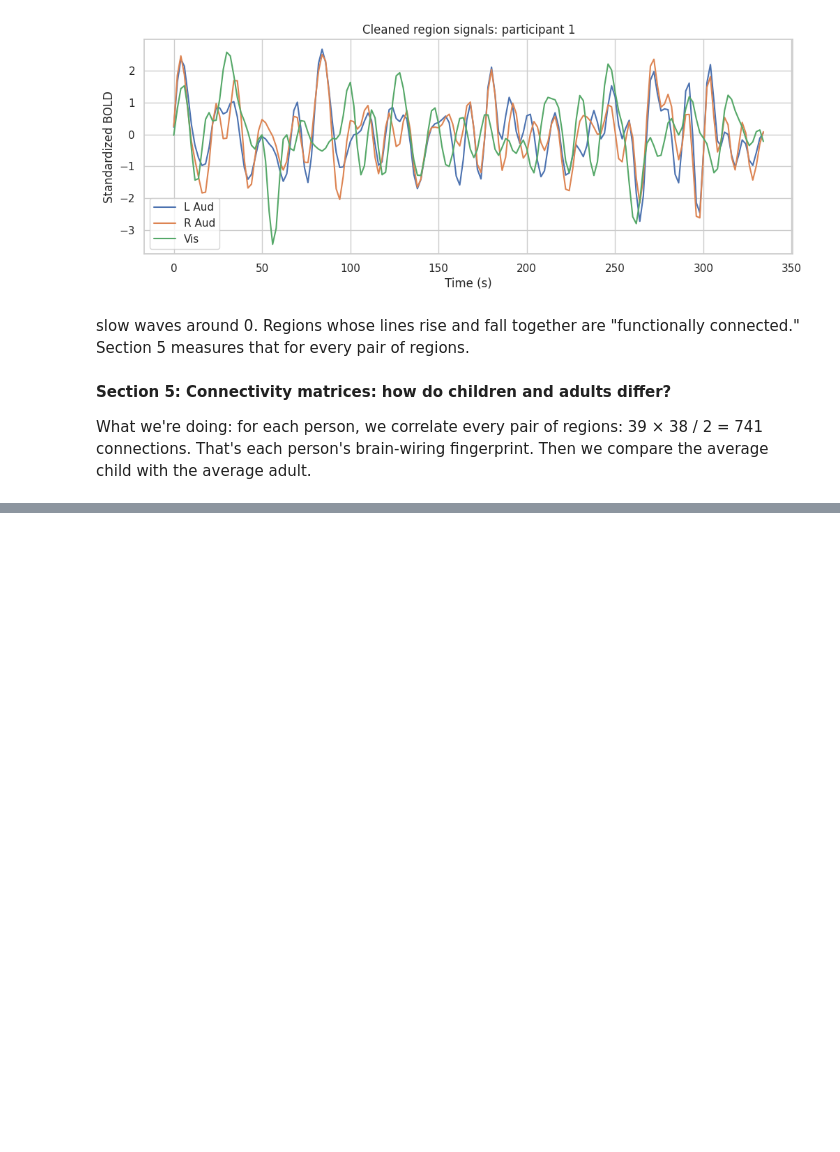
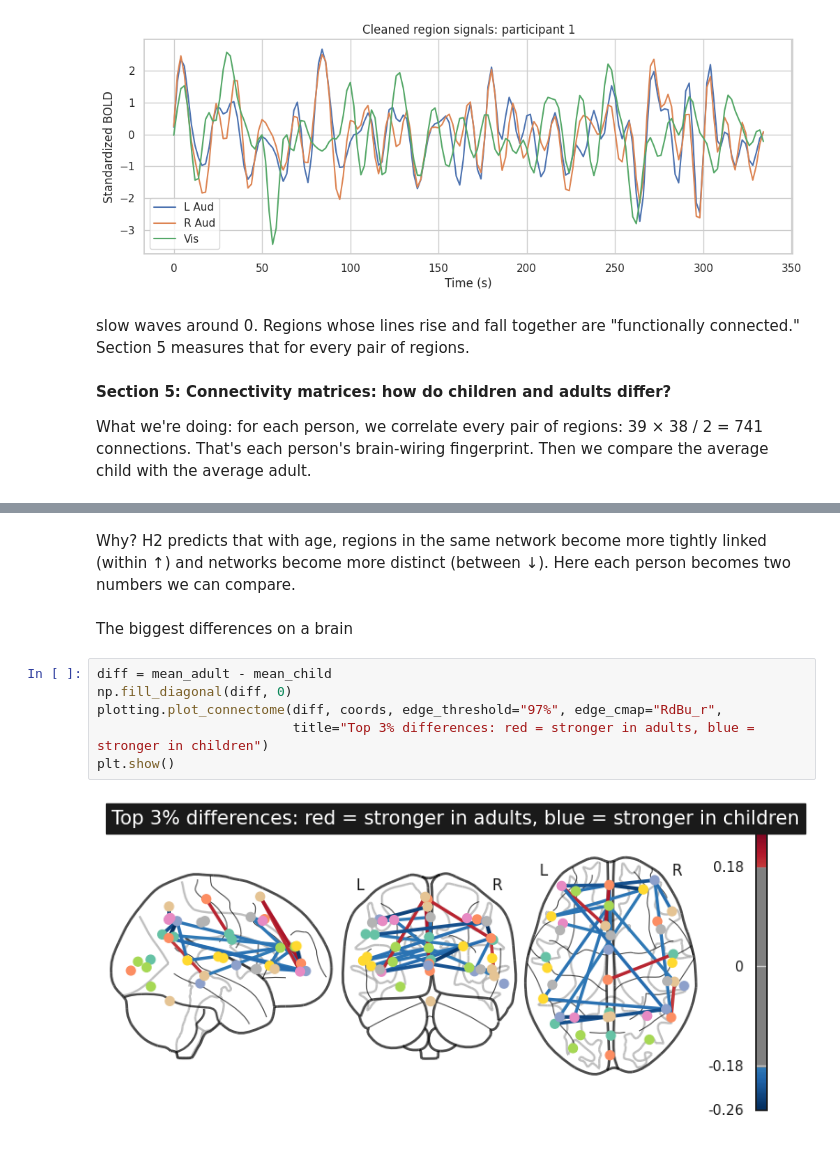
Before and after one commit to Leena2403/Brain_Network_Development_fMRI, a Jupyter notebook: Brain_Network_Development_fMRI.ipynb, the cells around one changed output, grey strips where cells are left out. Saved outputs shown, nothing was run; the diff lists cells and outputs as text; blank space fills up the shorter version.

```diff
--- a/Brain_Network_Development_fMRI.ipynb
+++ b/Brain_Network_Development_fMRI.ipynb
@@ -342,0 +411,12 @@ What we're doing: for each person, we correlate every pair of regions: 39 × 38
+# %% [markdown]
+Why? H2 predicts that with age, regions in the same network become more tightly linked (within ↑) and networks become more distinct (between ↓). Here each person becomes two numbers we can compare.
+# %% [markdown]
+The biggest differences on a brain
+# %%
+diff = mean_adult - mean_child
+np.fill_diagonal(diff, 0)
+plotting.plot_connectome(diff, coords, edge_threshold="97%", edge_cmap="RdBu_r",
+                         title="Top 3% differences: red = stronger in adults, blue = stronger in children")
+plt.show()
+# %% [output]
+[figure, added]
```
Also changed, not shown: parts of 23 cells of this notebook.
